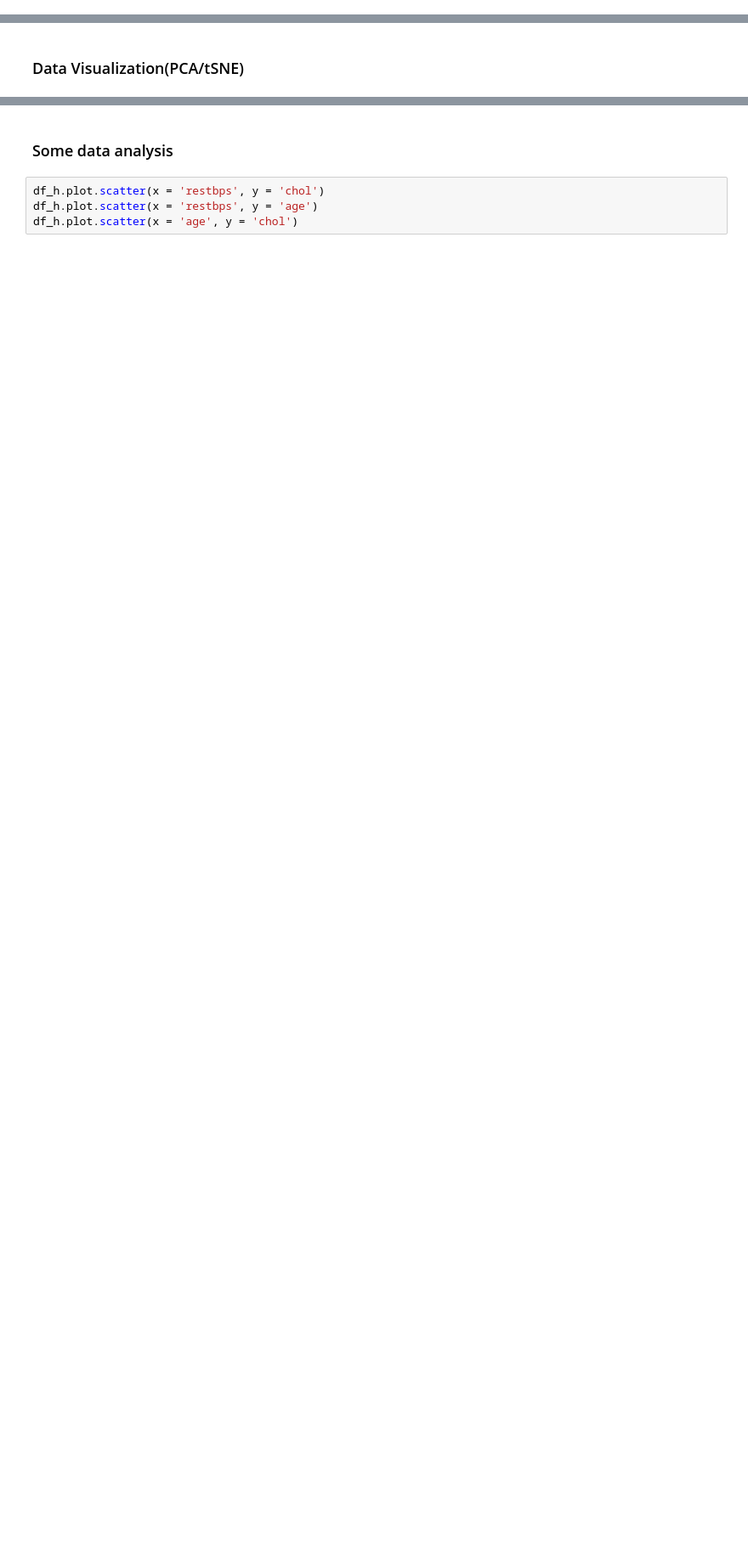
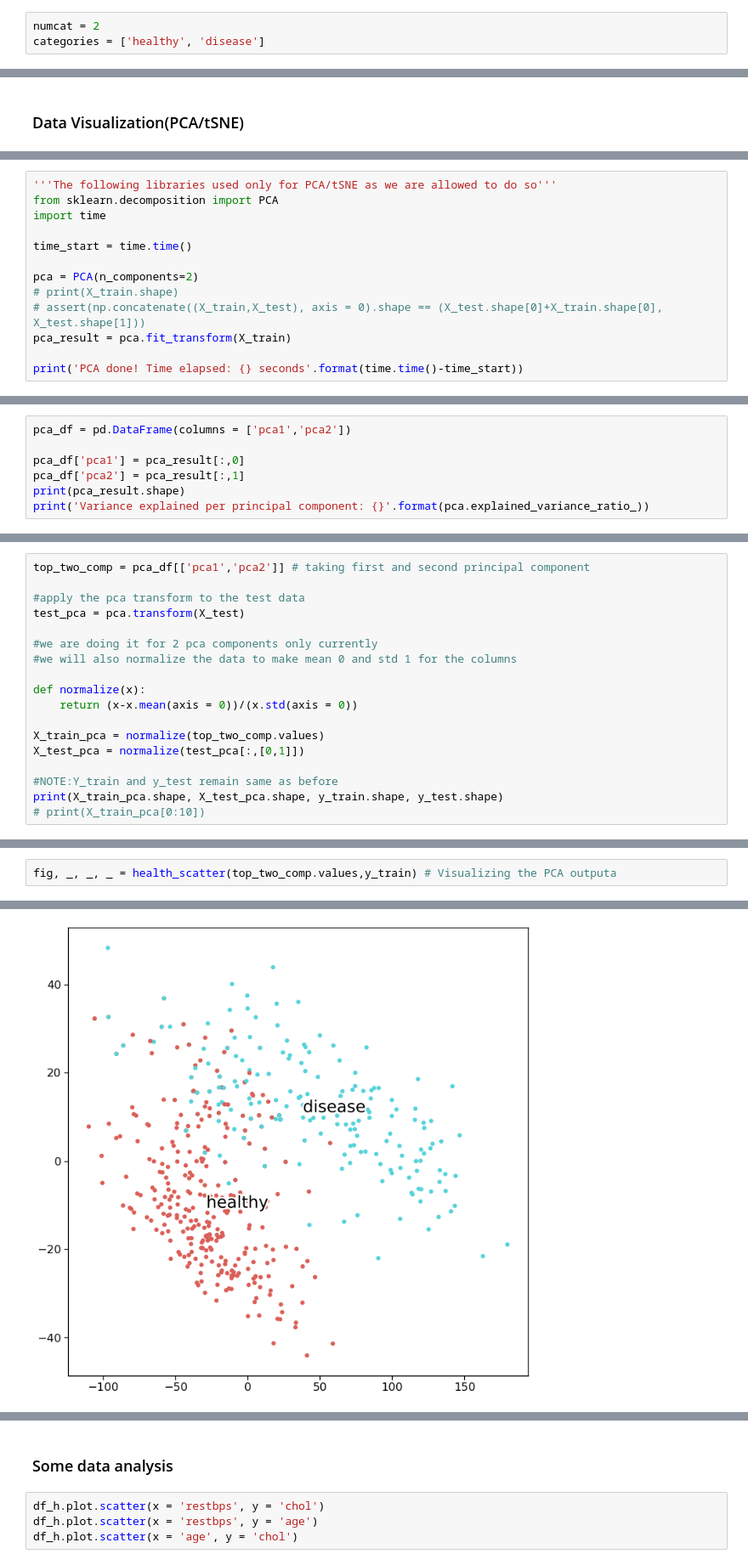
Before and after one commit to HarmanDotpy/ML-Assignment1, a Jupyter notebook: health_data_ALL.ipynb, the cells around one changed output, grey strips where cells are left out. Shown at 85% size. Saved outputs shown, nothing was run; the diff lists cells and outputs as text; blank space fills up the shorter version.

```diff
--- a/health_data_ALL.ipynb
+++ b/health_data_ALL.ipynb
@@ -8,3 +12,6 @@ import matplotlib.pyplot as plt
+# %%
+numcat = 2
+categories = ['healthy', 'disease']
 # %%
 df_h = pd.read_csv('health_data.csv')
 print(df_h.head())
@@ -36,0 +89,13 @@ print(X_train_0.shape, X_train_1.shape, X_test.shape, y_test.shape)
+# %%
+'''The following libraries used only for PCA/tSNE as we are allowed to do so'''
+from sklearn.decomposition import PCA
+import time
+
+time_start = time.time()
+
+pca = PCA(n_components=2)
+# print(X_train.shape)
+# assert(np.concatenate((X_train,X_test), axis = 0).shape == (X_test.shape[0]+X_train.shape[0], X_test.shape[1]))
+pca_result = pca.fit_transform(X_train)
+
+print('PCA done! Time elapsed: {} seconds'.format(time.time()-time_start))
@@ -36,0 +104,7 @@ print(X_train_0.shape, X_train_1.shape, X_test.shape, y_test.shape)
+# %%
+pca_df = pd.DataFrame(columns = ['pca1','pca2'])
+
+pca_df['pca1'] = pca_result[:,0]
+pca_df['pca2'] = pca_result[:,1]
+print(pca_result.shape)
+print('Variance explained per principal component: {}'.format(pca.explained_variance_ratio_))
@@ -36,0 +114,18 @@ print(X_train_0.shape, X_train_1.shape, X_test.shape, y_test.shape)
+# %%
+top_two_comp = pca_df[['pca1','pca2']] # taking first and second principal component
+
+#apply the pca transform to the test data
+test_pca = pca.transform(X_test)
+
+#we are doing it for 2 pca components only currently
+#we will also normalize the data to make mean 0 and std 1 for the columns
+
+def normalize(x):
+    return (x-x.mean(axis = 0))/(x.std(axis = 0))
+
+X_train_pca = normalize(top_two_comp.values)
+X_test_pca = normalize(test_pca[:,[0,1]])
+
+#NOTE:Y_train and y_test remain same as before
+print(X_train_pca.shape, X_test_pca.shape, y_train.shape, y_test.shape)
+# print(X_train_pca[0:10])
@@ -36,0 +134,3 @@ print(X_train_0.shape, X_train_1.shape, X_test.shape, y_test.shape)
+# %%
+fig, _, _, _ = health_scatter(top_two_comp.values,y_train) # Visualizing the PCA outputa
+# %% [output]
@@ -36,0 +138 @@ print(X_train_0.shape, X_train_1.shape, X_test.shape, y_test.shape)
+[figure, added]
```
Also changed, not shown: parts of 24 cells of this notebook, 1 other file.
